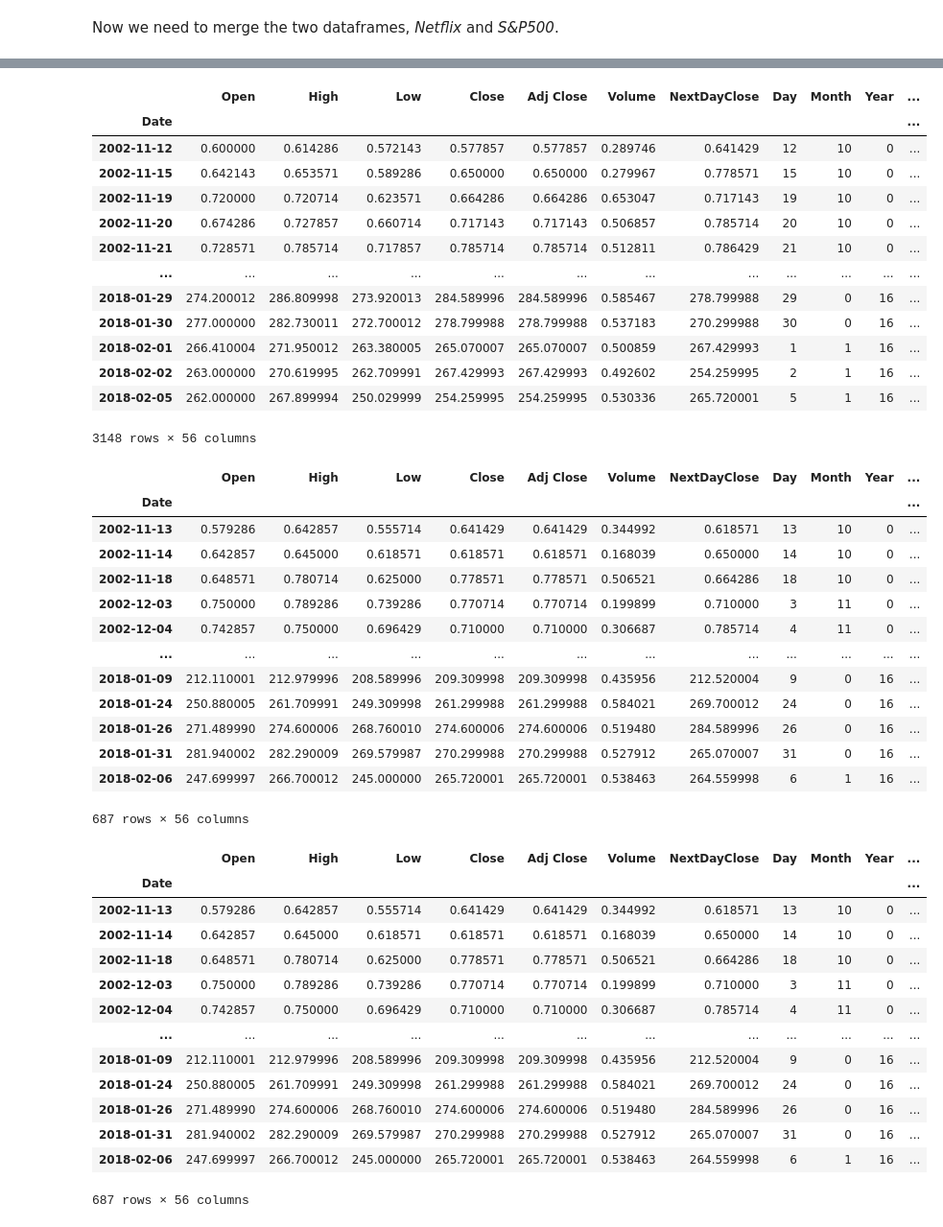
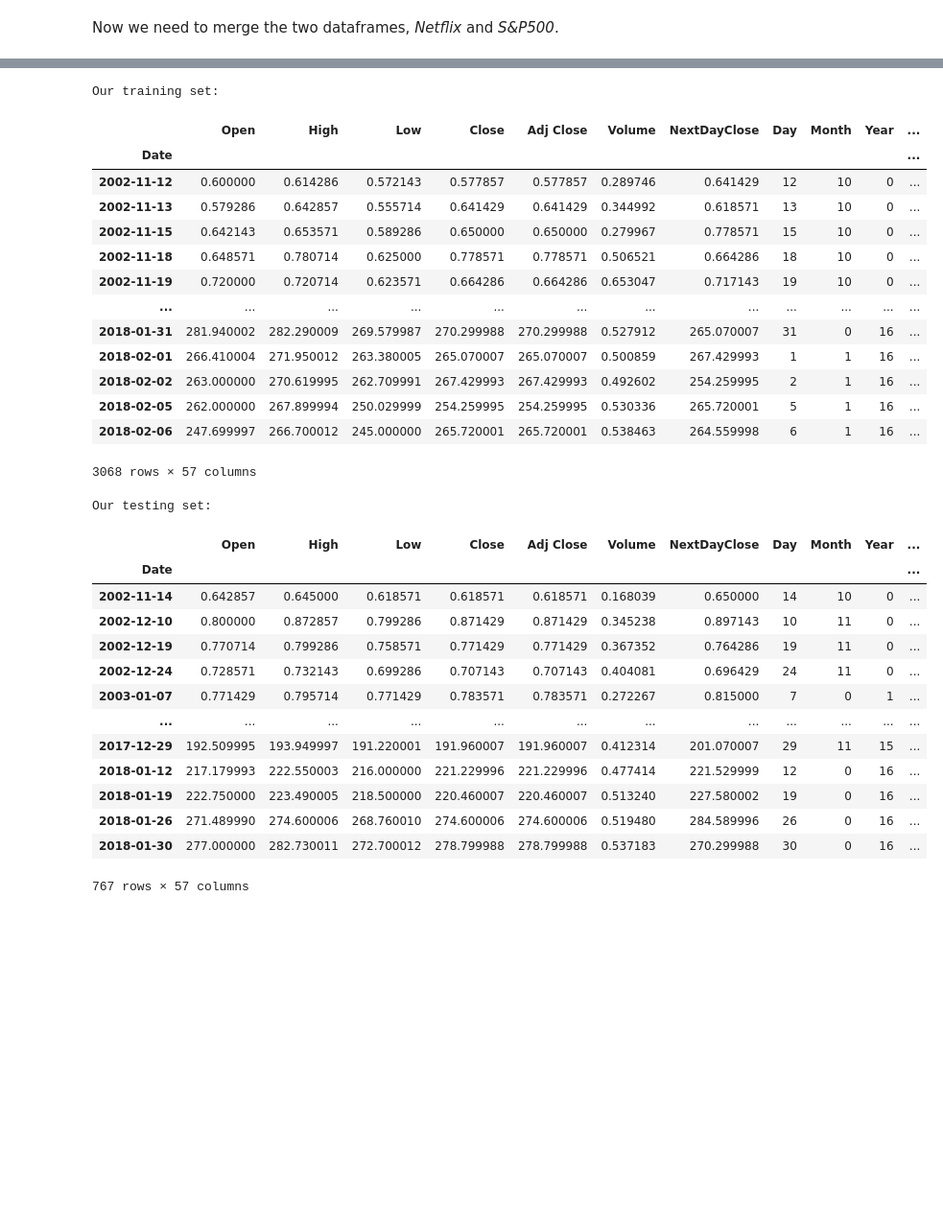
Before and after one commit to shivakumar121/StockPredict, a Jupyter notebook: Ntfl_SP_NN_4.ipynb, the cells around one changed output, grey strips where cells are left out. Shown: that part at 96% size. Drawn from its saved outputs; the diff is of its cells as text; code cells hidden in the pictures; blank space fills up the shorter version.

```diff
--- a/Ntfl_SP_NN_4.ipynb
+++ b/Ntfl_SP_NN_4.ipynb
@@ -294,5 +296,9 @@ display (IVVData)
 Now we need to merge the two dataframes, *Netflix* and *S&P500*.
 # %%
 CombinedDF = NtflxData.join(IVVData[['PCntChng1Days','PCntChng2Days','PCntChng3Days','PCntChng5Days','PCntChng7Days','PCntChng14Days','PCntChng30Days','PCntChng60Days','PCntChng90Days','PCntChng120Days','CloseRolled2Day_DiffPer','CloseRolled3Day_DiffPer','CloseRolled5Day_DiffPer','CloseRolled7Day_DiffPer','CloseRolled14Day_DiffPer','CloseRolled30Day_DiffPer']], lsuffix='_Ntflx', rsuffix='_SP500')
+display(CombinedDF.shape)
+#CombinedDF = CombinedDF.dropna(how='any')
+display(CombinedDF.shape)
+CombinedDF['NextDayPrcntChangeBinnedCodes'] = pd.Series(CombinedDF['NextDayPrcntChangeBinned'],dtype='category').cat.codes
 display(CombinedDF)
 # %% [output]
@@ -319,64 +327,43 @@ But first, we'll remove *NANs* from the dataframe to prevent difficulties later.
 # %%
-for CurrentColumn in CombinedDF.columns:
-    RowsWithNAN = ~np.isnan(CombinedDF[CurrentColumn])
-    CombinedDF = CombinedDF[RowsWithNAN]
-
-    TrainIndices = np.random.randint(low=0, high = int(len(CombinedDF)), size = round(0.2*int(len(CombinedDF))))
+CombinedDF = CombinedDF.dropna(how='any')
+TrainIndices = np.random.choice(int(len(CombinedDF)), size = round(0.2*int(len(CombinedDF))), replace=False)
 TrainIndicesBoolean = pd.Series(range(len(CombinedDF)), copy=True).isin(TrainIndices)
 MyTest_1 = pd.DataFrame(CombinedDF[TrainIndicesBoolean.values], copy=True)
 TrainIndicesBoolean = ~pd.Series(range(len(CombinedDF)), copy=True).isin(TrainIndices)
 MyTrain = pd.DataFrame(CombinedDF[TrainIndicesBoolean.values], copy=True)
-##### Now the second Tets data #####
-TrainIndicesBoolean = pd.Series(range(len(CombinedDF)), copy=True).isin(TrainIndices)
-MyTest_2 = pd.DataFrame(CombinedDF[TrainIndicesBoolean.values], copy=True)
-TrainIndicesBoolean = ~pd.Series(range(len(CombinedDF)), copy=True).isin(TrainIndices)
-MyTrain = pd.DataFrame(CombinedDF[TrainIndicesBoolean.values], copy=True)
-pd.options.display.max_columns = None
-pd.set_option("display.max_rows",10)
+print ("Our training set:")
 display(MyTrain)
+print ("Our testing set:")
 display(MyTest_1)
-display(MyTest_2)
 # %% [output]
+Our training set:
 |  | Open | High | Low | Close | Adj Close | Volume | NextDayClose | Day | Month | Year | ... |
 | Date |  |  |  |  |  |  |  |  |  |  | ... |
 | 2002-11-12 | 0.600000 | 0.614286 | 0.572143 | 0.577857 | 0.577857 | 0.289746 | 0.641429 | 12 | 10 | 0 | ... |
+| 2002-11-13 | 0.579286 | 0.642857 | 0.555714 | 0.641429 | 0.641429 | 0.344992 | 0.618571 | 13 | 10 | 0 | ... |
 | 2002-11-15 | 0.642143 | 0.653571 | 0.589286 | 0.650000 | 0.650000 | 0.279967 | 0.778571 | 15 | 10 | 0 | ... |
+| 2002-11-18 | 0.648571 | 0.780714 | 0.625000 | 0.778571 | 0.778571 | 0.506521 | 0.664286 | 18 | 10 | 0 | ... |
 | 2002-11-19 | 0.720000 | 0.720714 | 0.623571 | 0.664286 | 0.664286 | 0.653047 | 0.717143 | 19 | 10 | 0 | ... |
-| 2002-11-20 | 0.674286 | 0.727857 | 0.660714 | 0.717143 | 0.717143 | 0.506857 | 0.785714 | 20 | 10 | 0 | ... |
-| 2002-11-21 | 0.728571 | 0.785714 | 0.717857 | 0.785714 | 0.785714 | 0.512811 | 0.786429 | 21 | 10 | 0 | ... |
 | ... | ... | ... | ... | ... | ... | ... | ... | ... | ... | ... | ... |
-| 2018-01-29 | 274.200012 | 286.809998 | 273.920013 | 284.589996 | 284.589996 | 0.585467 | 278.799988 | 29 | 0 | 16 | ... |
-| 2018-01-30 | 277.000000 | 282.730011 | 272.700012 | 278.799988 | 278.799988 | 0.537183 | 270.299988 | 30 | 0 | 16 | ... |
+| 2018-01-31 | 281.940002 | 282.290009 | 269.579987 | 270.299988 | 270.299988 | 0.527912 | 265.070007 | 31 | 0 | 16 | ... |
 | 2018-02-01 | 266.410004 | 271.950012 | 263.380005 | 265.070007 | 265.070007 | 0.500859 | 267.429993 | 1 | 1 | 16 | ... |
 | 2018-02-02 | 263.000000 | 270.619995 | 262.709991 | 267.429993 | 267.429993 | 0.492602 | 254.259995 | 2 | 1 | 16 | ... |
 | 2018-02-05 | 262.000000 | 267.899994 | 250.029999 | 254.259995 | 254.259995 | 0.530336 | 265.720001 | 5 | 1 | 16 | ... |
+| 2018-02-06 | 247.699997 | 266.700012 | 245.000000 | 265.720001 | 265.720001 | 0.538463 | 264.559998 | 6 | 1 | 16 | ... |
-3148 rows × 56 columns
+3068 rows × 57 columns
+Our testing set:
 |  | Open | High | Low | Close | Adj Close | Volume | NextDayClose | Day | Month | Year | ... |
 | Date |  |  |  |  |  |  |  |  |  |  | ... |
-| 2002-11-13 | 0.579286 | 0.642857 | 0.555714 | 0.641429 | 0.641429 | 0.344992 | 0.618571 | 13 | 10 | 0 | ... |
 | 2002-11-14 | 0.642857 | 0.645000 | 0.618571 | 0.618571 | 0.618571 | 0.168039 | 0.650000 | 14 | 10 | 0 | ... |
-| 2002-11-18 | 0.648571 | 0.780714 | 0.625000 | 0.778571 | 0.778571 | 0.506521 | 0.664286 | 18 | 10 | 0 | ... |
-| 2002-12-03 | 0.750000 | 0.789286 | 0.739286 | 0.770714 | 0.770714 | 0.199899 | 0.710000 | 3 | 11 | 0 | ... |
-| 2002-12-04 | 0.742857 | 0.750000 | 0.696429 | 0.710000 | 0.710000 | 0.306687 | 0.785714 | 4 | 11 | 0 | ... |
+| 2002-12-10 | 0.800000 | 0.872857 | 0.799286 | 0.871429 | 0.871429 | 0.345238 | 0.897143 | 10 | 11 | 0 | ... |
+| 2002-12-19 | 0.770714 | 0.799286 | 0.758571 | 0.771429 | 0.771429 | 0.367352 | 0.764286 | 19 | 11 | 0 | ... |
+| 2002-12-24 | 0.728571 | 0.732143 | 0.699286 | 0.707143 | 0.707143 | 0.404081 | 0.696429 | 24 | 11 | 0 | ... |
+| 2003-01-07 | 0.771429 | 0.795714 | 0.771429 | 0.783571 | 0.783571 | 0.272267 | 0.815000 | 7 | 0 | 1 | ... |
 | ... | ... | ... | ... | ... | ... | ... | ... | ... | ... | ... | ... |
-| 2018-01-09 | 212.110001 | 212.979996 | 208.589996 | 209.309998 | 209.309998 | 0.435956 | 212.520004 | 9 | 0 | 16 | ... |
-| 2018-01-24 | 250.880005 | 261.709991 | 249.309998 | 261.299988 | 261.299988 | 0.584021 | 269.700012 | 24 | 0 | 16 | ... |
+| 2017-12-29 | 192.509995 | 193.949997 | 191.220001 | 191.960007 | 191.960007 | 0.412314 | 201.070007 | 29 | 11 | 15 | ... |
+| 2018-01-12 | 217.179993 | 222.550003 | 216.000000 | 221.229996 | 221.229996 | 0.477414 | 221.529999 | 12 | 0 | 16 | ... |
+| 2018-01-19 | 222.750000 | 223.490005 | 218.500000 | 220.460007 | 220.460007 | 0.513240 | 227.580002 | 19 | 0 | 16 | ... |
 | 2018-01-26 | 271.489990 | 274.600006 | 268.760010 | 274.600006 | 274.600006 | 0.519480 | 284.589996 | 26 | 0 | 16 | ... |
-| 2018-01-31 | 281.940002 | 282.290009 | 269.579987 | 270.299988 | 270.299988 | 0.527912 | 265.070007 | 31 | 0 | 16 | ... |
-| 2018-02-06 | 247.699997 | 266.700012 | 245.000000 | 265.720001 | 265.720001 | 0.538463 | 264.559998 | 6 | 1 | 16 | ... |
+| 2018-01-30 | 277.000000 | 282.730011 | 272.700012 | 278.799988 | 278.799988 | 0.537183 | 270.299988 | 30 | 0 | 16 | ... |
-687 rows × 56 columns
-|  | Open | High | Low | Close | Adj Close | Volume | NextDayClose | Day | Month | Year | ... |
-| Date |  |  |  |  |  |  |  |  |  |  | ... |
-| 2002-11-13 | 0.579286 | 0.642857 | 0.555714 | 0.641429 | 0.641429 | 0.344992 | 0.618571 | 13 | 10 | 0 | ... |
-| 2002-11-14 | 0.642857 | 0.645000 | 0.618571 | 0.618571 | 0.618571 | 0.168039 | 0.650000 | 14 | 10 | 0 | ... |
-| 2002-11-18 | 0.648571 | 0.780714 | 0.625000 | 0.778571 | 0.778571 | 0.506521 | 0.664286 | 18 | 10 | 0 | ... |
-| 2002-12-03 | 0.750000 | 0.789286 | 0.739286 | 0.770714 | 0.770714 | 0.199899 | 0.710000 | 3 | 11 | 0 | ... |
-| 2002-12-04 | 0.742857 | 0.750000 | 0.696429 | 0.710000 | 0.710000 | 0.306687 | 0.785714 | 4 | 11 | 0 | ... |
-| ... | ... | ... | ... | ... | ... | ... | ... | ... | ... | ... | ... |
-| 2018-01-09 | 212.110001 | 212.979996 | 208.589996 | 209.309998 | 209.309998 | 0.435956 | 212.520004 | 9 | 0 | 16 | ... |
-| 2018-01-24 | 250.880005 | 261.709991 | 249.309998 | 261.299988 | 261.299988 | 0.584021 | 269.700012 | 24 | 0 | 16 | ... |
-| 2018-01-26 | 271.489990 | 274.600006 | 268.760010 | 274.600006 | 274.600006 | 0.519480 | 284.589996 | 26 | 0 | 16 | ... |
-| 2018-01-31 | 281.940002 | 282.290009 | 269.579987 | 270.299988 | 270.299988 | 0.527912 | 265.070007 | 31 | 0 | 16 | ... |
-| 2018-02-06 | 247.699997 | 266.700012 | 245.000000 | 265.720001 | 265.720001 | 0.538463 | 264.559998 | 6 | 1 | 16 | ... |
-687 rows × 56 columns
+767 rows × 57 columns
 # %% [markdown]
```
Also changed, not shown: parts of 54 cells of this notebook.
